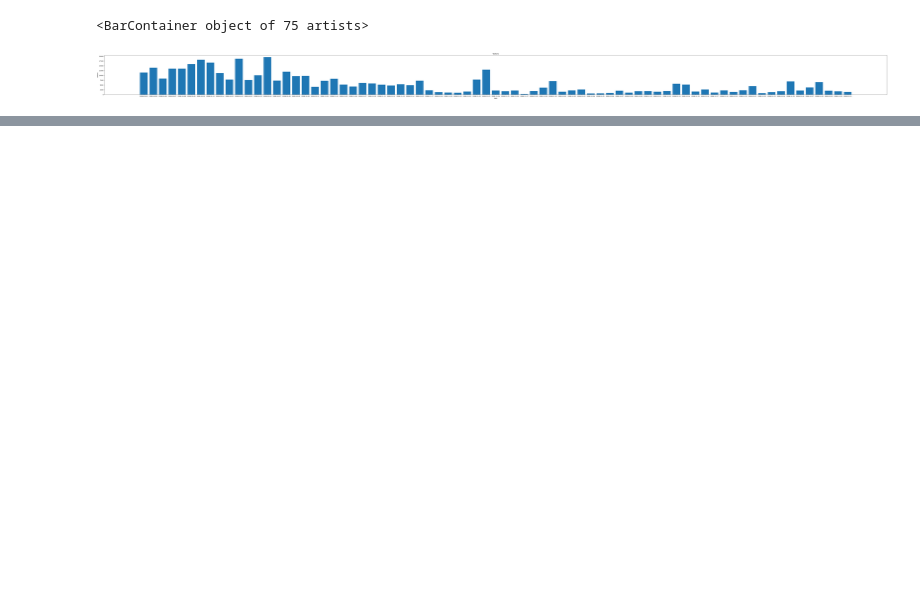
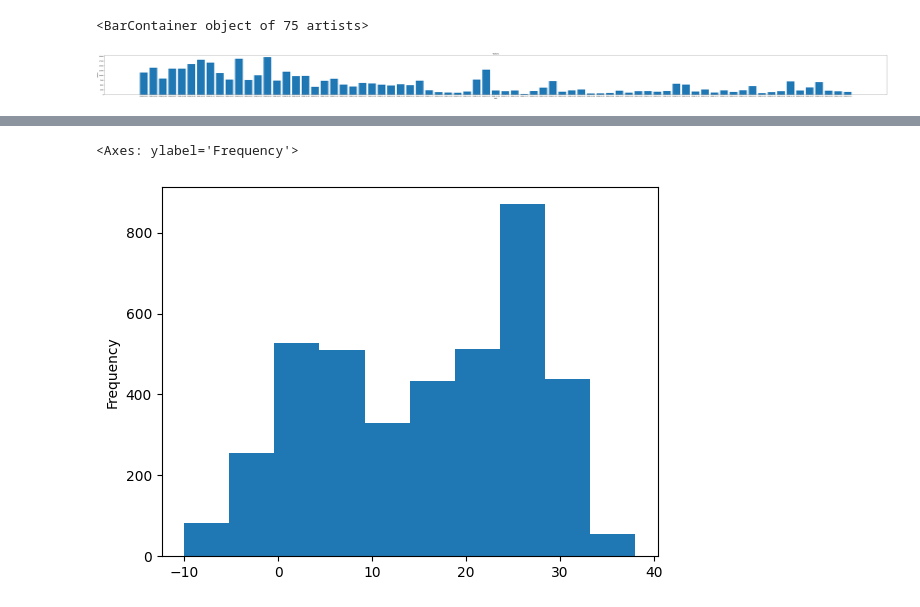
Before and after one commit to jrary/DataScienceTermProject, a Jupyter notebook: src/dataVisualization.ipynb, the cells around one changed output, grey strips where cells are left out. Cells and saved outputs as stored; diff of their text form; code cells hidden in the pictures; blank space fills up the shorter version.

```diff
--- a/src/dataVisualization.ipynb
+++ b/src/dataVisualization.ipynb
@@ -981,0 +746,11 @@ NameError: name 'find_outlier_Turkey' is not defined
+# %%
+#히스토그램
+#최고기온
+import numpy as np
+df = pd.read_csv('./assets/output/부림동_일최고기온.csv')
+
+
+df['highest temperature_min'].plot(kind='hist')
+# %% [output]
+<Axes: ylabel='Frequency'>
+[figure, added]
```
Also changed, not shown: parts of 52 cells of this notebook.
